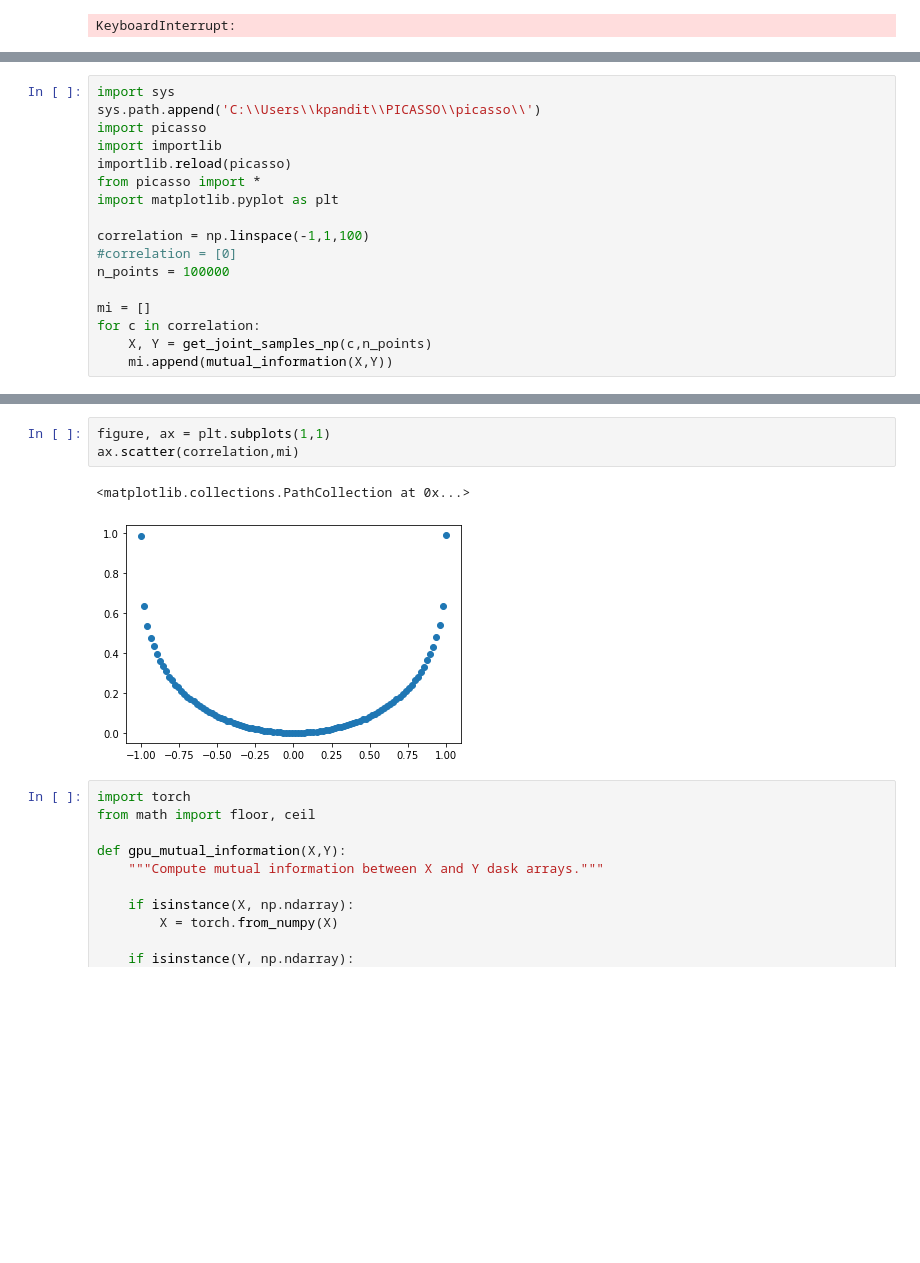
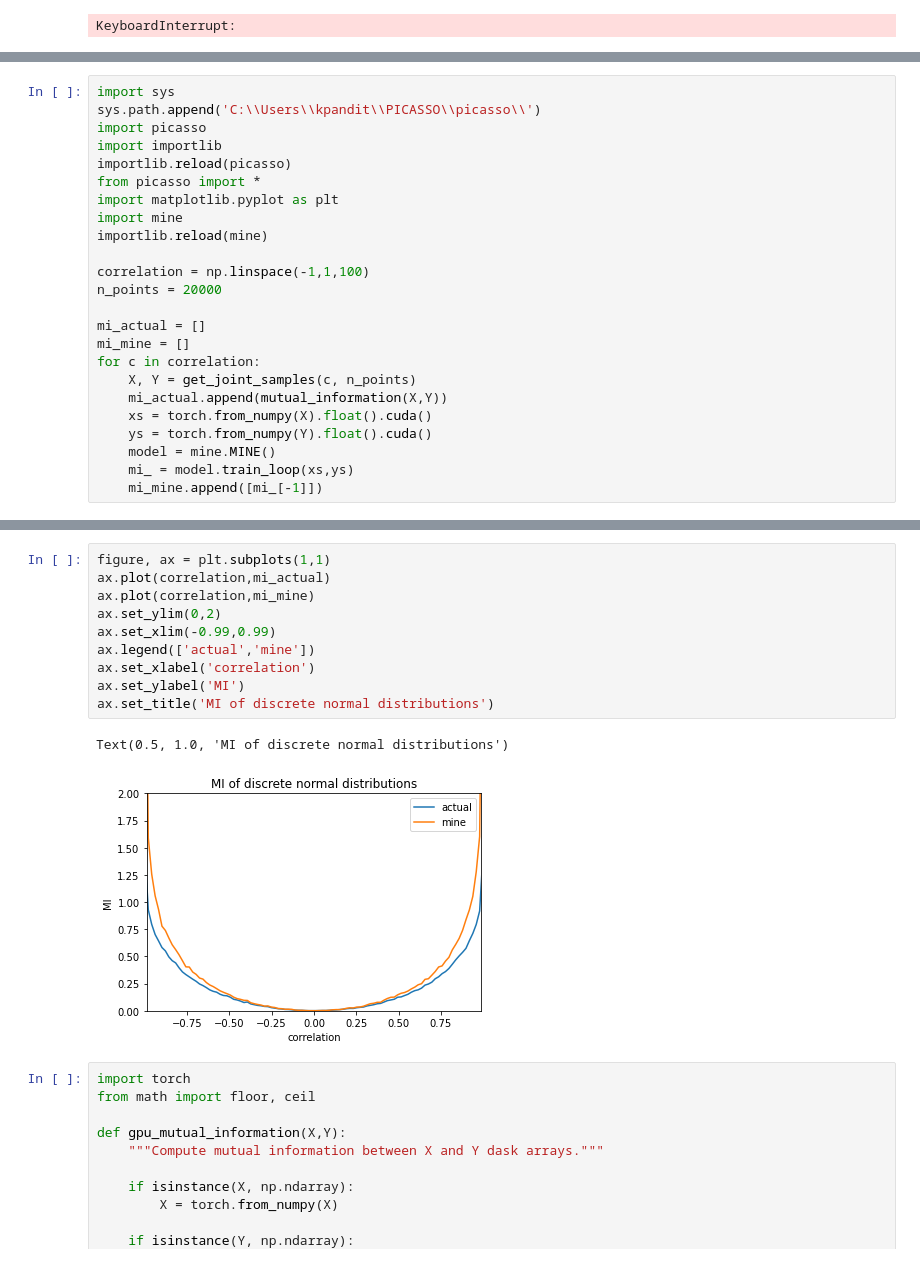
Before and after one commit to nygctech/PICASSO, a Jupyter notebook: notebooks/MINE.ipynb, the cells around one changed output, grey strips where cells are left out. Drawn from its saved outputs; the diff is of its cells as text; blank space fills up the shorter version.

```diff
--- a/notebooks/MINE.ipynb
+++ b/notebooks/MINE.ipynb
@@ -123,12 +70,19 @@ import importlib
 importlib.reload(picasso)
 from picasso import *
 import matplotlib.pyplot as plt
+import mine
+importlib.reload(mine)
 
 correlation = np.linspace(-1,1,100)
-#correlation = [0]
-n_points = 100000
+n_points = 20000
 
-mi = []
+mi_actual = []
+mi_mine = []
 for c in correlation:
-    X, Y = get_joint_samples_np(c,n_points)
-    mi.append(mutual_information(X,Y))
+    X, Y = get_joint_samples(c, n_points)
+    mi_actual.append(mutual_information(X,Y))
+    xs = torch.from_numpy(X).float().cuda()
+    ys = torch.from_numpy(Y).float().cuda()
+    model = mine.MINE()
+    mi_ = model.train_loop(xs,ys)
+    mi_mine.append([mi_[-1]])
@@ -135,9 +107,16 @@ for c in correlation:
 # %%
 figure, ax = plt.subplots(1,1)
-ax.scatter(correlation,mi)
+ax.plot(correlation,mi_actual)
+ax.plot(correlation,mi_mine)
+ax.set_ylim(0,2)
+ax.set_xlim(-0.99,0.99)
+ax.legend(['actual','mine'])
+ax.set_xlabel('correlation')
+ax.set_ylabel('MI')
+ax.set_title('MI of discrete normal distributions')
 # %% [output]
-<matplotlib.collections.PathCollection at 0x...>
+Text(0.5, 1.0, 'MI of discrete normal distributions')
-[figure, old version]
+[figure, new version]
 # %%
 import torch
 from math import floor, ceil
```
Also changed, not shown: parts of 10 cells of this notebook, 11 other files.
